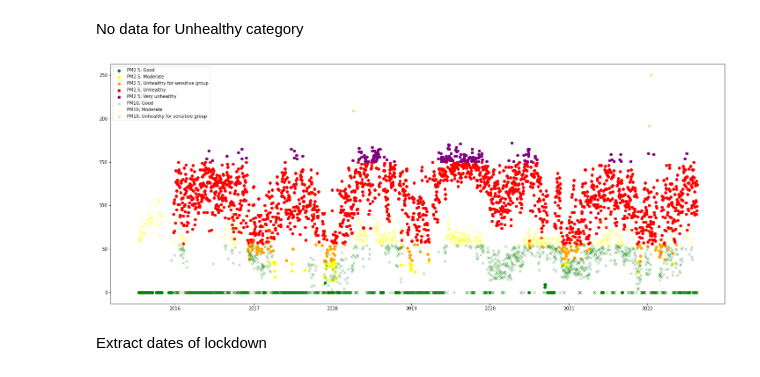
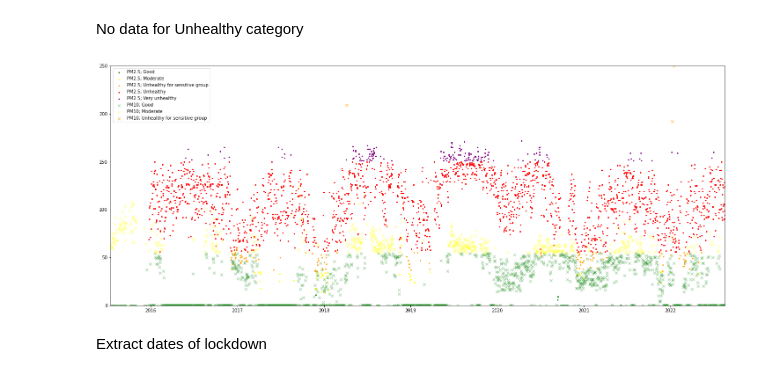
Before and after one commit to dwipaalfarisi/project-air-quality-index, a Jupyter notebook: air_pollution.ipynb, the cells around one changed output. Saved outputs shown, nothing was run; the diff lists cells and outputs as text; code cells hidden in the pictures.

```diff
--- a/air_pollution.ipynb
+++ b/air_pollution.ipynb
@@ -349,23 +349,25 @@ No data for Unhealthy category
 # %%
 from cProfile import label
 
 
 fig, ax = plt.subplots(figsize=(25, 10))
 
-ax.scatter(good_pm25_df['date'], good_pm25_df['pm25'],  c='green', label='PM2.5; Good')
-ax.scatter(yellow_pm25_df['date'], yellow_pm25_df['pm25'], c='yellow', label='PM2.5; Moderate')
-ax.scatter(orange_pm25_df['date'], orange_pm25_df['pm25'], c='orange', label='PM2.5; Unhealthy for sensitive group')
-ax.scatter(red_pm25_df['date'], red_pm25_df['pm25'], c='red', label='PM2.5; Unhealthy')
-ax.scatter(purple_pm25_df['date'], purple_pm25_df['pm25'], c='purple', label='PM2.5; Very unhealthy')
+ax.scatter(good_pm25_df['date'], good_pm25_df['pm25'],  c='green', label='PM2.5; Good', s=5)
+ax.scatter(yellow_pm25_df['date'], yellow_pm25_df['pm25'], c='yellow', label='PM2.5; Moderate',s=5)
+ax.scatter(orange_pm25_df['date'], orange_pm25_df['pm25'], c='orange', label='PM2.5; Unhealthy for sensitive group', s=5)
+ax.scatter(red_pm25_df['date'], red_pm25_df['pm25'], c='red', label='PM2.5; Unhealthy', s=5)
+ax.scatter(purple_pm25_df['date'], purple_pm25_df['pm25'], c='purple', label='PM2.5; Very unhealthy', s=5)
 ax.scatter(good_pm10_df['date'], good_pm10_df['pm10'], c='green', marker="x", alpha=0.3, label='PM10; Good')
 ax.scatter(moderate_pm10_df['date'], moderate_pm10_df['pm10'], c='yellow', marker="x", alpha=0.3, label='PM10; Moderate')
 ax.scatter(orange_pm10_df['date'], orange_pm10_df['pm10'], c='orange', marker="x", alpha=0.6, label='PM10; Unhealthy for sensitive group')
 
+plt.margins(0)
+
 plt.legend()
 
 plt.show()
 # %% [output]
-[figure, old version]
+[figure, new version]
 # %% [markdown]
 Extract dates of lockdown
 # %%
```
Also changed, not shown: parts of 3 cells of this notebook.
